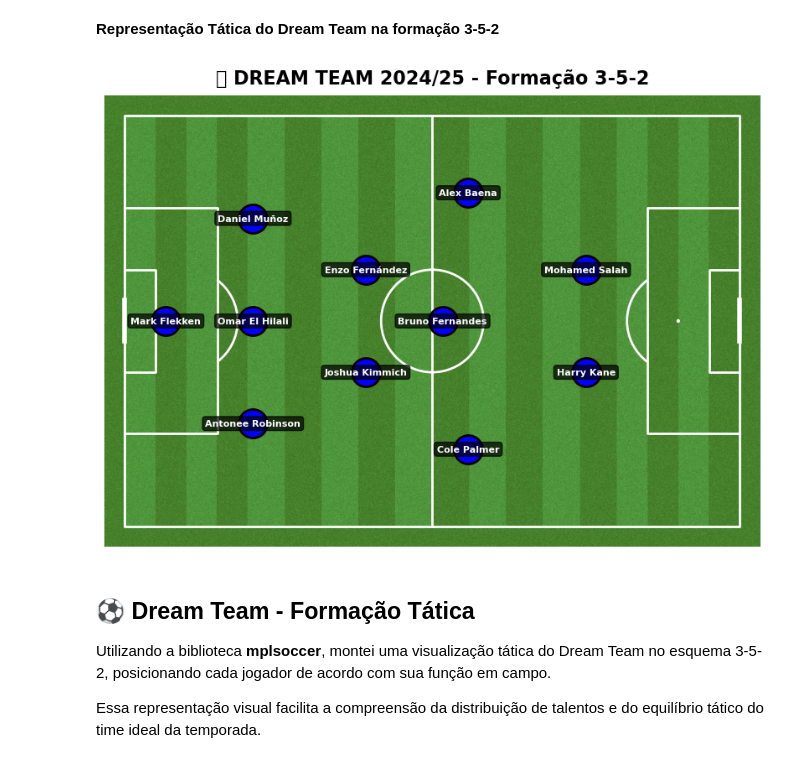
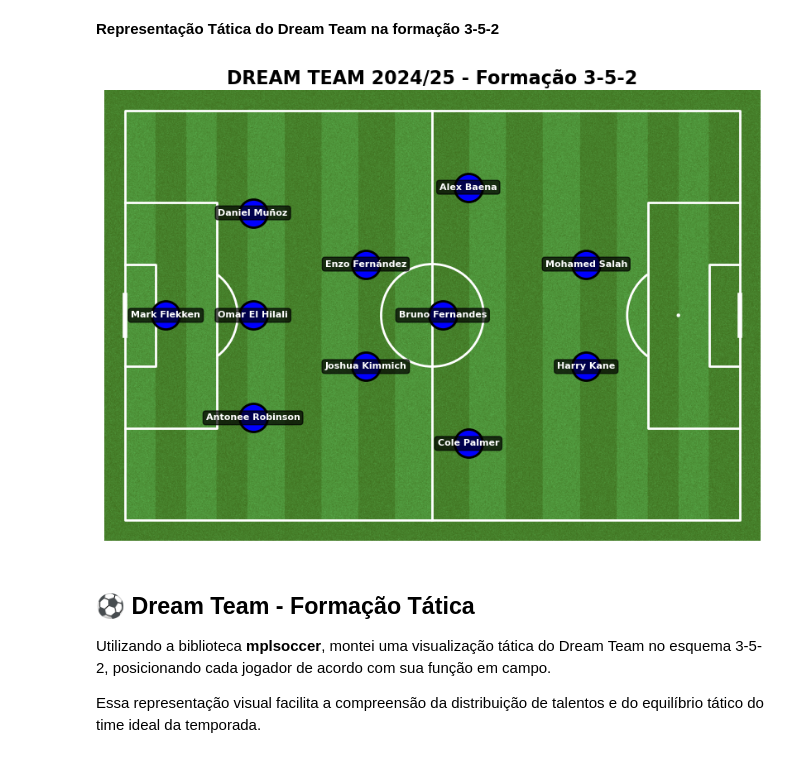
Before and after one commit to Mateus-lzf/Analise-dados-ligas_europeias, a Jupyter notebook: aed.ipynb, the cells around one changed output. Cells and saved outputs as stored; diff of their text form; code cells hidden in the pictures.

```diff
--- a/aed.ipynb
+++ b/aed.ipynb
@@ -515,35 +515,35 @@ posicoes = {
 }
 
 # Nomes dos jogadores do seu Dream Team (pega do seu dataframe)
 jogadores = {
     'GK': dream_team.iloc[0]['Player'],
     'DF1': dream_team.iloc[1]['Player'],
     'DF2': dream_team.iloc[2]['Player'],
     'DF3': dream_team.iloc[3]['Player'],
     'MF1': dream_team.iloc[4]['Player'],
     'MF2': dream_team.iloc[8]['Player'],
     'MF3': dream_team.iloc[5]['Player'],
     'MF4': dream_team.iloc[6]['Player'],
     'MF5': dream_team.iloc[7]['Player'],
     'FW1': dream_team.iloc[9]['Player'],
     'FW2': dream_team.iloc[10]['Player']
 }
 
 # Plotar jogadores
 for pos, (x, y) in posicoes.items():
     # Círculo pro jogador
     pitch.scatter(x, y, s=600, c='blue', edgecolors='black', linewidth=2, ax=ax, zorder=3)
 
     # Nome do jogador
     ax.text(x, y, jogadores[pos], ha='center', va='center',
             fontsize=8, fontweight='bold', color='white', zorder=4,
             bbox=dict(boxstyle='round,pad=0.3', facecolor='black', alpha=0.7))
 
-plt.title('⚽ DREAM TEAM 2024/25 - Formação 3-5-2', fontsize=16, fontweight='bold', pad=10)
+plt.title('DREAM TEAM 2024/25 - Formação 3-5-2', fontsize=16, fontweight='bold', pad=5)
 plt.tight_layout()
 plt.show()
 # %% [output]
-[figure, old version]
+[figure, new version]
 # %% [markdown]
 ## ⚽ Dream Team - Formação Tática
 
```
Also changed, not shown: parts of 3 cells of this notebook.
